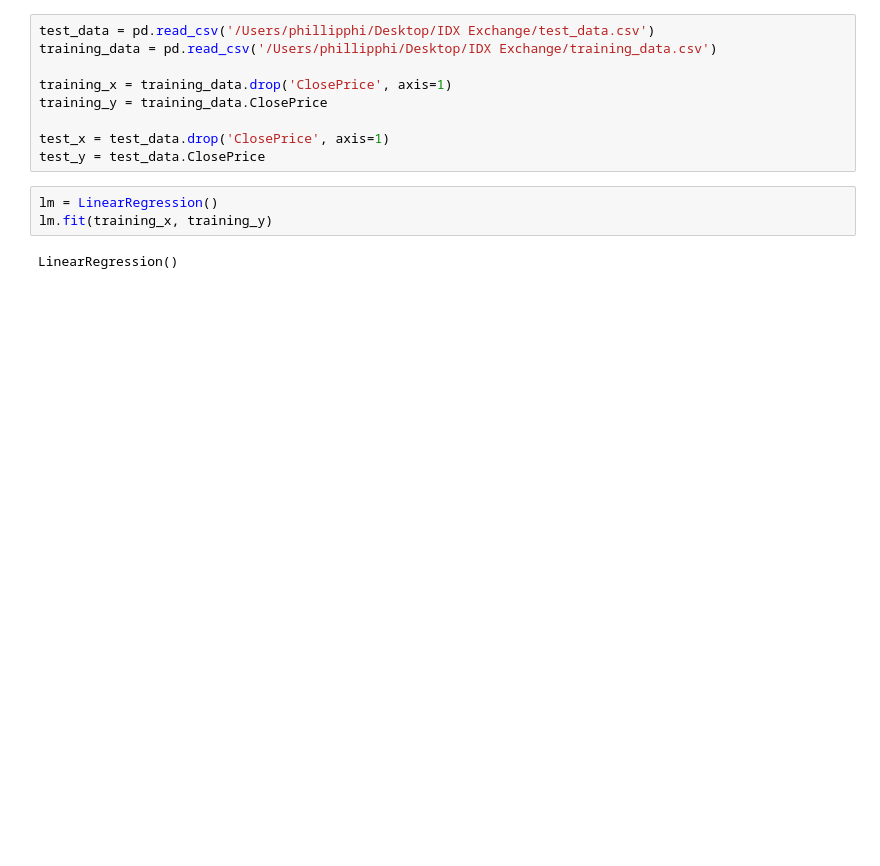
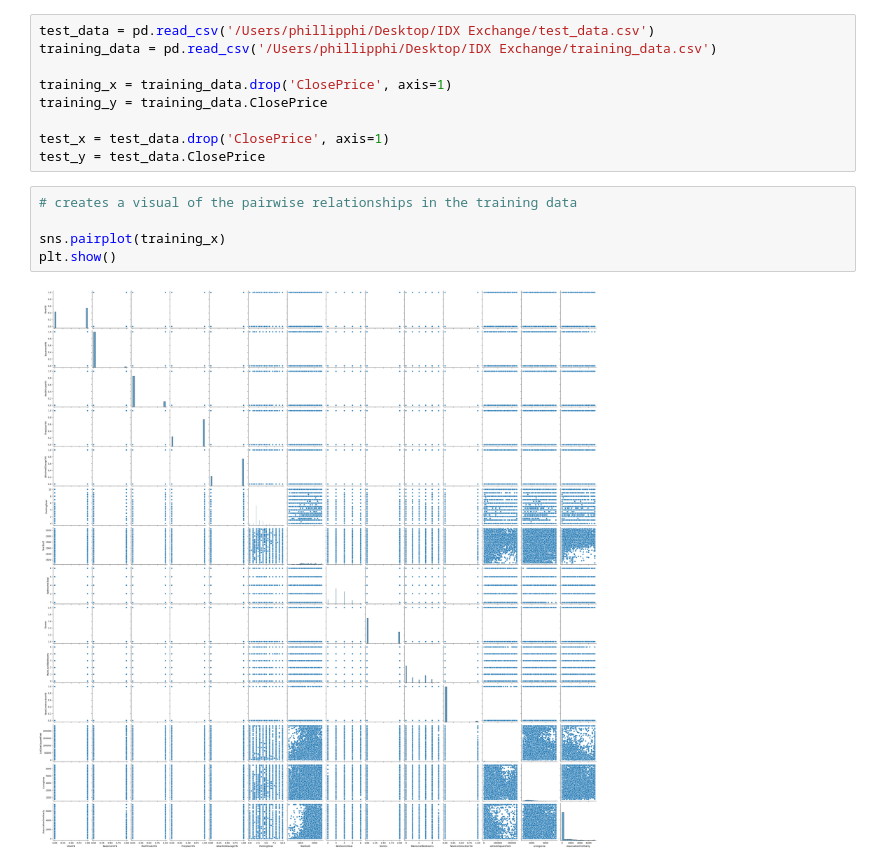
Before and after one commit to phillipphi31/IDX-Exchange-Data-Science, a Jupyter notebook: 03_baseline_model.ipynb, the cells around one changed output. Saved outputs shown, nothing was run; the diff lists cells and outputs as text; blank space fills up the shorter version.

```diff
--- a/03_baseline_model.ipynb
+++ b/03_baseline_model.ipynb
@@ -13,8 +17,10 @@ training_y = training_data.ClosePrice
 
 test_x = test_data.drop('ClosePrice', axis=1)
 test_y = test_data.ClosePrice
-# %%
-lm = LinearRegression()
-lm.fit(training_x, training_y)
-# %% [output]
-LinearRegression()
+# %%
+# creates a visual of the pairwise relationships in the training data
+
+sns.pairplot(training_x)
+plt.show()
+# %% [output]
+[figure, added]
```
Also changed, not shown: parts of 6 cells of this notebook.
